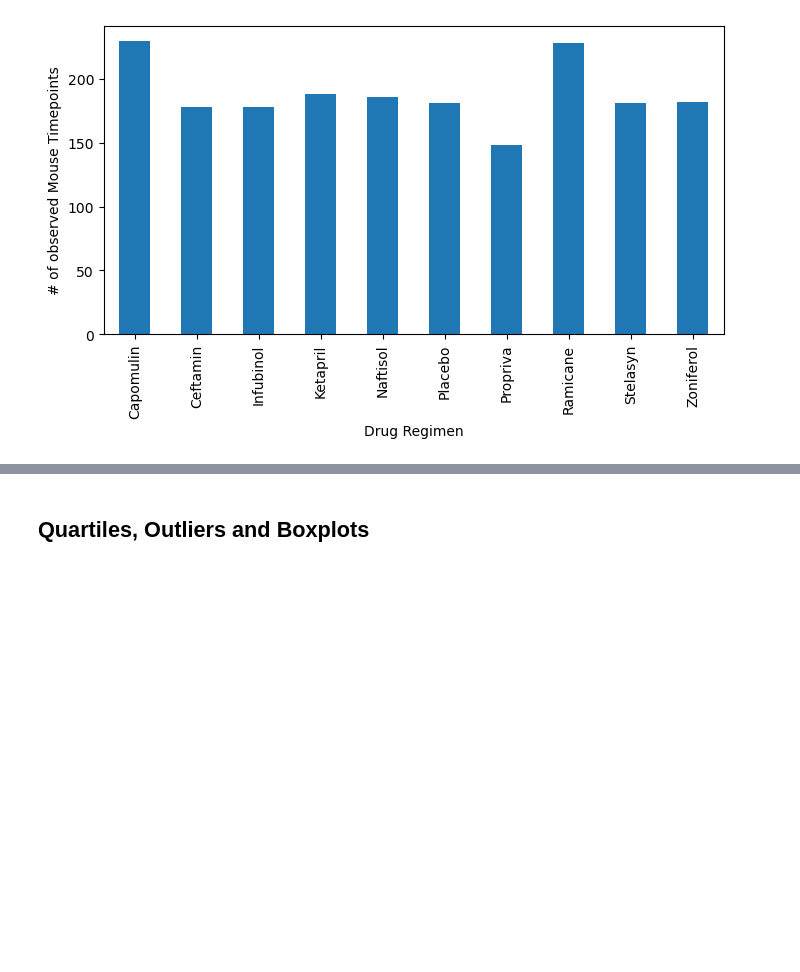
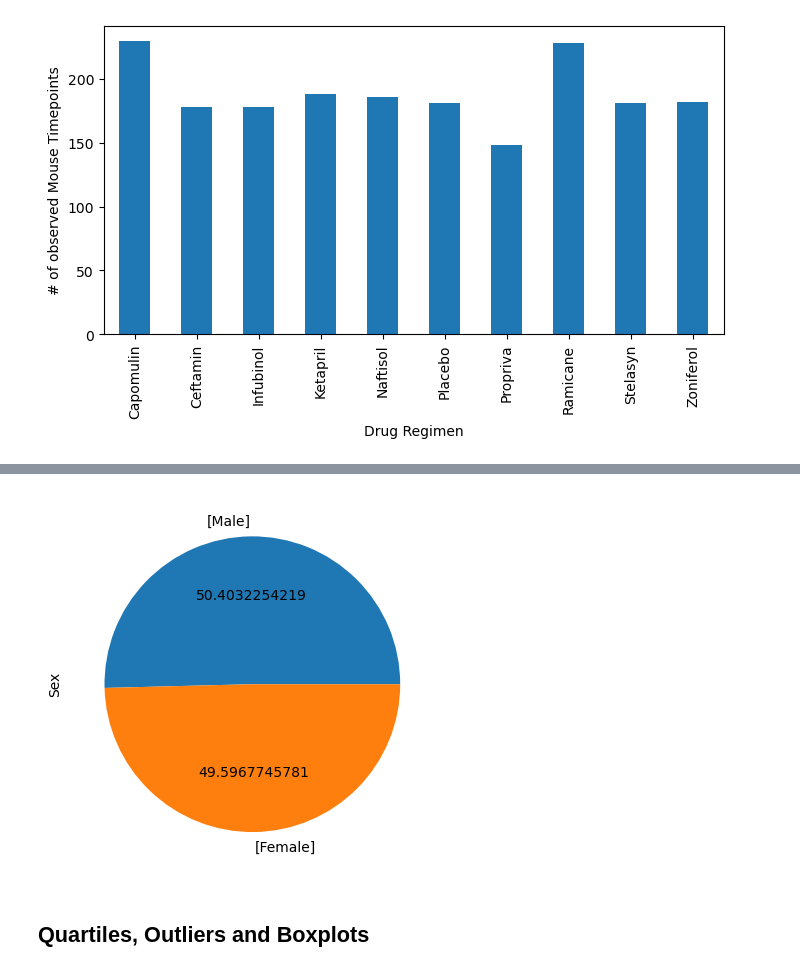
Before and after one commit to kwlayton1/Pymaceuticals, a Jupyter notebook: pymaceuticals_capomulin_study.ipynb, the cells around one changed output, grey strips where cells are left out. Cells and saved outputs as stored; diff of their text form; code cells hidden in the pictures; blank space fills up the shorter version.

```diff
--- a/pymaceuticals_capomulin_study.ipynb
+++ b/pymaceuticals_capomulin_study.ipynb
@@ -168,5 +165,10 @@ Name: Sex, dtype: int64
 # %%
 # Generate a pie plot showing the distribution of female versus male mice using pyplot
+total.plot(kind="pie", autopct='%.10f')
+plt.ylabel("Sex")
+plt.show()
+# %% [output]
+[figure, added]
 # %% [markdown]
 ## Quartiles, Outliers and Boxplots
 # %%
```
Also changed, not shown: parts of 2 cells of this notebook.
